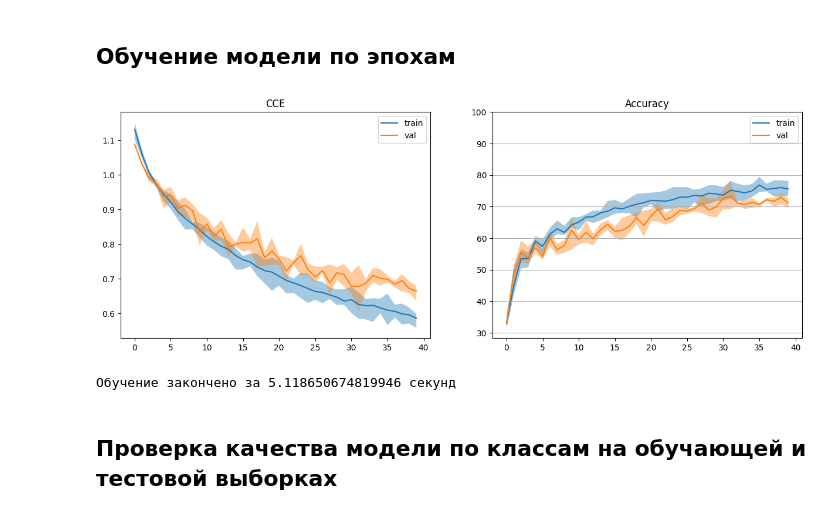
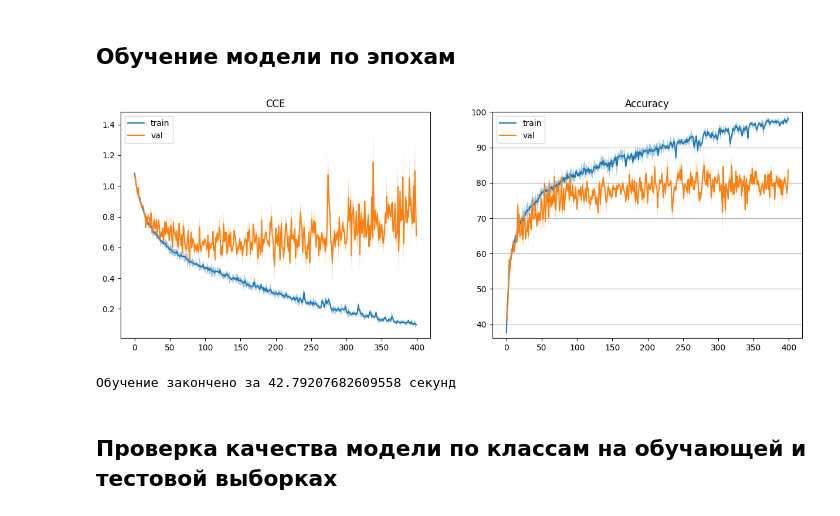
Before and after one commit to daradanci/DeepLearning, a Jupyter notebook: notebooks/Lab2.ipynb, the cells around one changed output. Saved outputs shown, nothing was run; the diff lists cells and outputs as text; code cells hidden in the pictures.

```diff
--- a/notebooks/Lab2.ipynb
+++ b/notebooks/Lab2.ipynb
@@ -201,24 +201,29 @@ class Cifar100_CNN(nn.Module):
         # https://blog.jovian.ai/image-classification-of-cifar100-dataset-using-pytorch-8b7145242df1
         self.seq = nn.Sequential(
             Normalize([0.5074,0.4867,0.4411],[0.2011,0.1987,0.2025]),
-            # Первый сверточный слой (ядро 5x5, шаг 2)
-            nn.Conv2d(3, HIDDEN_SIZE, 5, stride=1, padding=2),
+
+            # Первый сверточный слой (ядро 3x3, шаг 2)
+            nn.Conv2d(3, 32, kernel_size=(5, 5), stride=(1, 1), padding=(2, 2)),
             nn.ReLU(),
 
             # Первый слой пуллинга
             # nn.AvgPool2d(2),
-            nn.MaxPool2d(2),
+            # nn.MaxPool2d(2),
+            # nn.AvgPool2d(kernel_size=4, stride=4, padding=0),
+            nn.MaxPool2d(kernel_size=4, stride=4, padding=0, dilation=1, ceil_mode=False),
 
             # Второй сверточный слой (ядро 3x3, шаг 1)
-            nn.Conv2d(HIDDEN_SIZE, HIDDEN_SIZE*2, 3, stride=1, padding=1),
+            nn.Conv2d(32, 64, kernel_size=(3, 3), stride=(1, 1), padding=(1, 1)),
             nn.ReLU(),
 
             # Второй слой пуллинга
             # nn.AvgPool2d(4),
-            nn.MaxPool2d(4),
+            # nn.MaxPool2d(4),
+            nn.AvgPool2d(kernel_size=4, stride=4, padding=0),
 
             nn.Flatten(),
-            nn.Linear(hidden_size * 2 * 4 * 4, classes),
+            # nn.Linear(hidden_size * 2 * 4 * 4, classes),
+            nn.Linear(hidden_size * 2 * 2 * 2, classes),
         )
 
     def forward(self, input):
@@ -271,7 +276,7 @@ optimizer = optim.SGD(model.parameters(), lr=5e-3, momentum=0.9)
 # %% [markdown]
 ## Обучение модели по эпохам
 # %%
-EPOCHS = 40
+EPOCHS = 400
 REDRAW_EVERY = 20
 steps_per_epoch = len(dataloader['train'])
 steps_per_epoch_val = len(dataloader['test'])
@@ -327,35 +332,35 @@ for epoch in range(EPOCHS):  # проход по набору данных не
             tmp.append((loss.item(), accuracy.item()))
     #print(f'[{epoch + 1}, {i + 1:5d}] val loss: {running_loss / steps_per_epoch_val:.3f}')
     losses_val.append((np.mean(tmp, axis=0),
                        np.percentile(tmp, 25, axis=0),
                        np.percentile(tmp, 75, axis=0)))
     if (epoch+1) % REDRAW_EVERY != 0:
         continue
     clear_output(wait=False)
     passed += pbar.format_dict['elapsed']
     pbar = tqdm(total=EPOCHS*steps_per_epoch, miniters=5)
     pbar.update((epoch+1)*steps_per_epoch)
     x_vals = np.arange(epoch+1)
     _, ax = plt.subplots(1, 2, figsize=(15, 5))
     stats = np.array(losses)
     stats_val = np.array(losses_val)
     ax[1].set_ylim(stats_val[:, 0, 1].min()-5, 100)
     ax[1].grid(axis='y')
     for i, title in enumerate(['CCE', 'Accuracy']):
         ax[i].plot(x_vals, stats[:, 0, i], label='train')
         ax[i].fill_between(x_vals, stats[:, 1, i],
                            stats[:, 2, i], alpha=0.4)
         ax[i].plot(x_vals, stats_val[:, 0, i], label='val')
         ax[i].fill_between(x_vals,
                            stats_val[:, 1, i],
                            stats_val[:, 2, i], alpha=0.4)
         ax[i].legend()
         ax[i].set_title(title)
     plt.show()
 print('Обучение закончено за %s секунд' % passed)
 # %% [output]
-[figure, old version]
+[figure, new version]
-Обучение закончено за 5.118650674819946 секунд
+Обучение закончено за 42.79207682609558 секунд
 # %% [markdown]
 ## Проверка качества модели по классам на обучающей и тестовой выборках
 # %%
```
Also changed, not shown: parts of 3 cells of this notebook.
